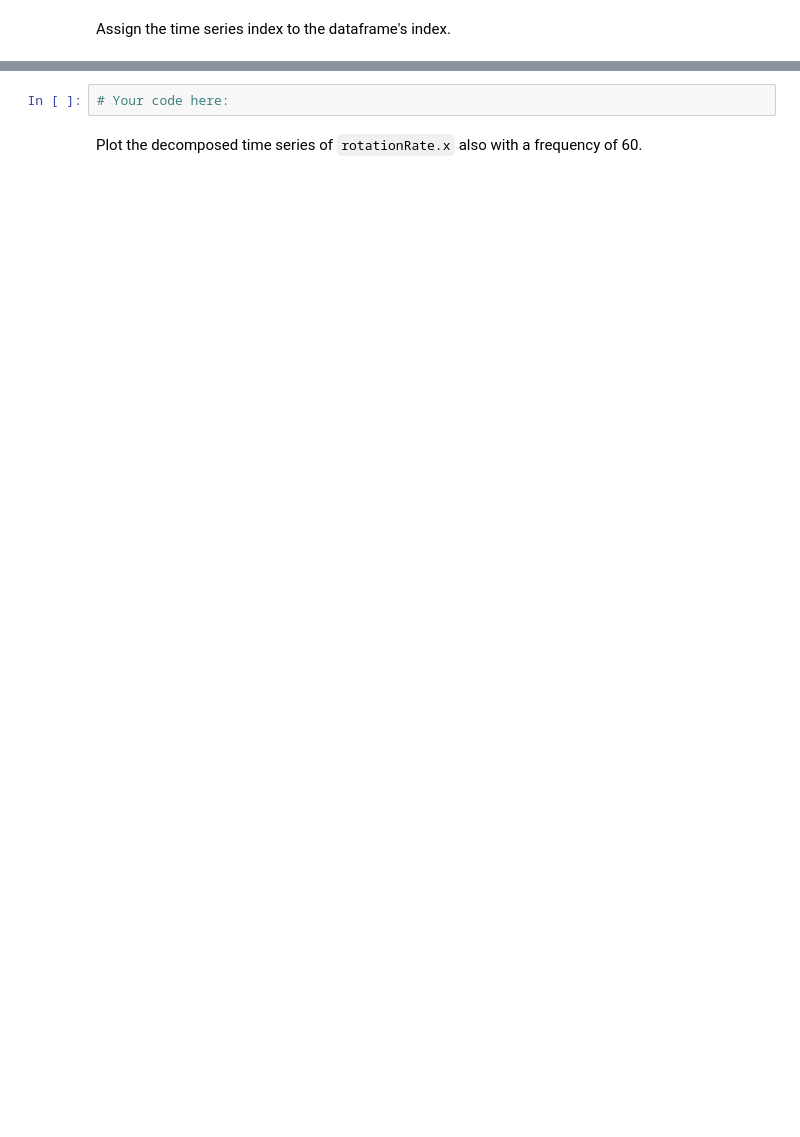
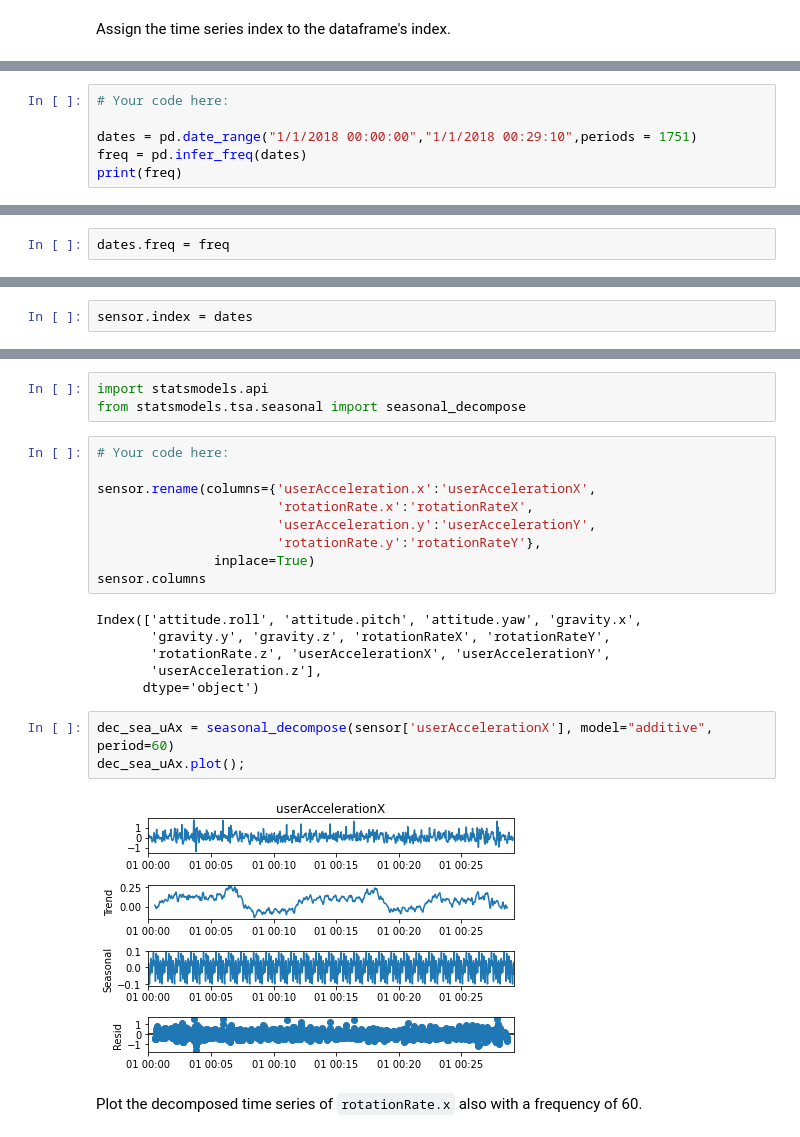
Before and after one commit to Ironhack-Data-Madrid-Enero-2021/lab-time-series, a Jupyter notebook: your-code/main.ipynb, the cells around one changed output, grey strips where cells are left out. Drawn from its saved outputs; the diff is of its cells as text; blank space fills up the shorter version.

```diff
--- a/your-code/main.ipynb
+++ b/your-code/main.ipynb
@@ -49,0 +68,6 @@ Assign the time series index to the dataframe's index.
+# %%
+# Your code here:
+
+dates = pd.date_range("1/1/2018 00:00:00","1/1/2018 00:29:10",periods = 1751)
+freq = pd.infer_freq(dates)
+print(freq)
@@ -49,0 +76,2 @@ Assign the time series index to the dataframe's index.
+# %%
+dates.freq = freq
@@ -49,0 +93,2 @@ Assign the time series index to the dataframe's index.
+# %%
+sensor.index = dates
@@ -52,6 +106,27 @@ Our next step is to decompose the time series and evaluate the patterns in the d
 
 ![time series decomposition](../images/tsa_decompose.png)
-# %%
-# Your code here:
+# %%
+import statsmodels.api
+from statsmodels.tsa.seasonal import seasonal_decompose
+# %%
+# Your code here:
+
+sensor.rename(columns={'userAcceleration.x':'userAccelerationX',
+                       'rotationRate.x':'rotationRateX',
+                       'userAcceleration.y':'userAccelerationY',
+                       'rotationRate.y':'rotationRateY'},
+               inplace=True)
+sensor.columns
+# %% [output]
+Index(['attitude.roll', 'attitude.pitch', 'attitude.yaw', 'gravity.x',
+       'gravity.y', 'gravity.z', 'rotationRateX', 'rotationRateY',
+       'rotationRate.z', 'userAccelerationX', 'userAccelerationY',
+       'userAcceleration.z'],
+      dtype='object')
+# %%
+dec_sea_uAx = seasonal_decompose(sensor['userAccelerationX'], model="additive", period=60)
+dec_sea_uAx.plot();
+# %% [output]
+[figure, added]
 # %% [markdown]
 Plot the decomposed time series of `rotationRate.x` also with a frequency of 60.
```
Also changed, not shown: parts of 25 cells of this notebook.
